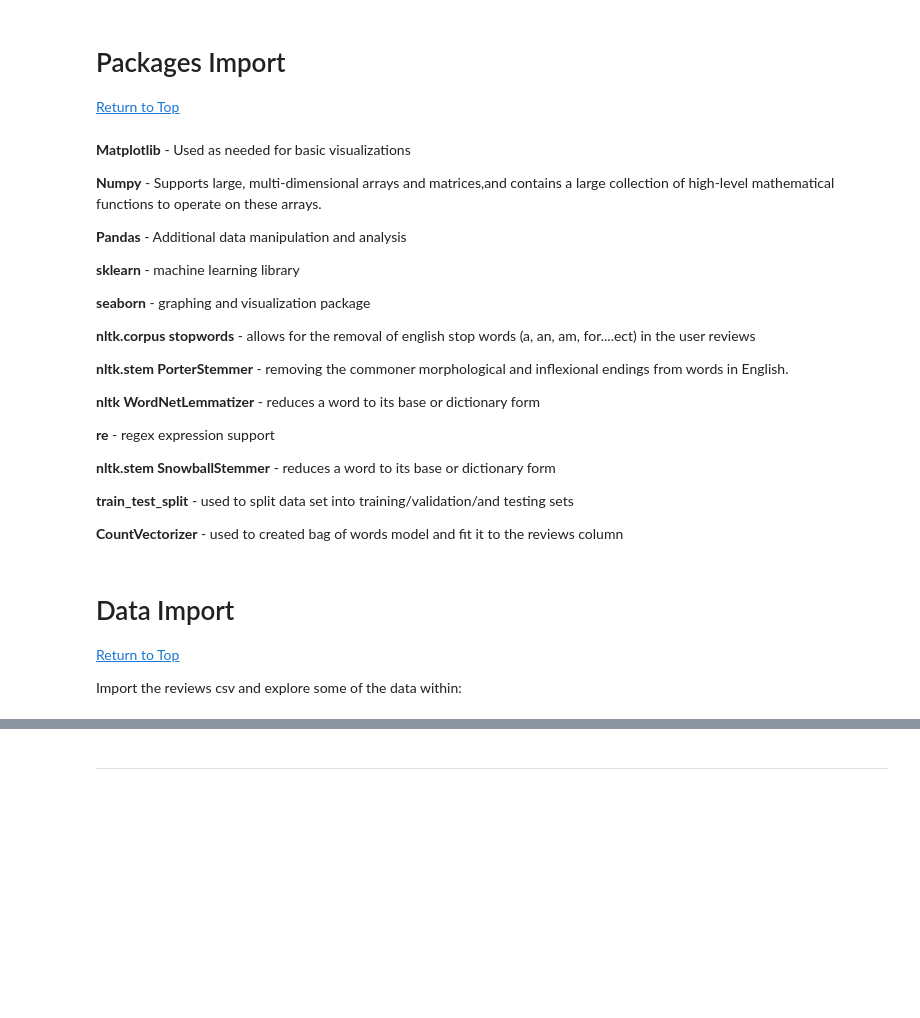
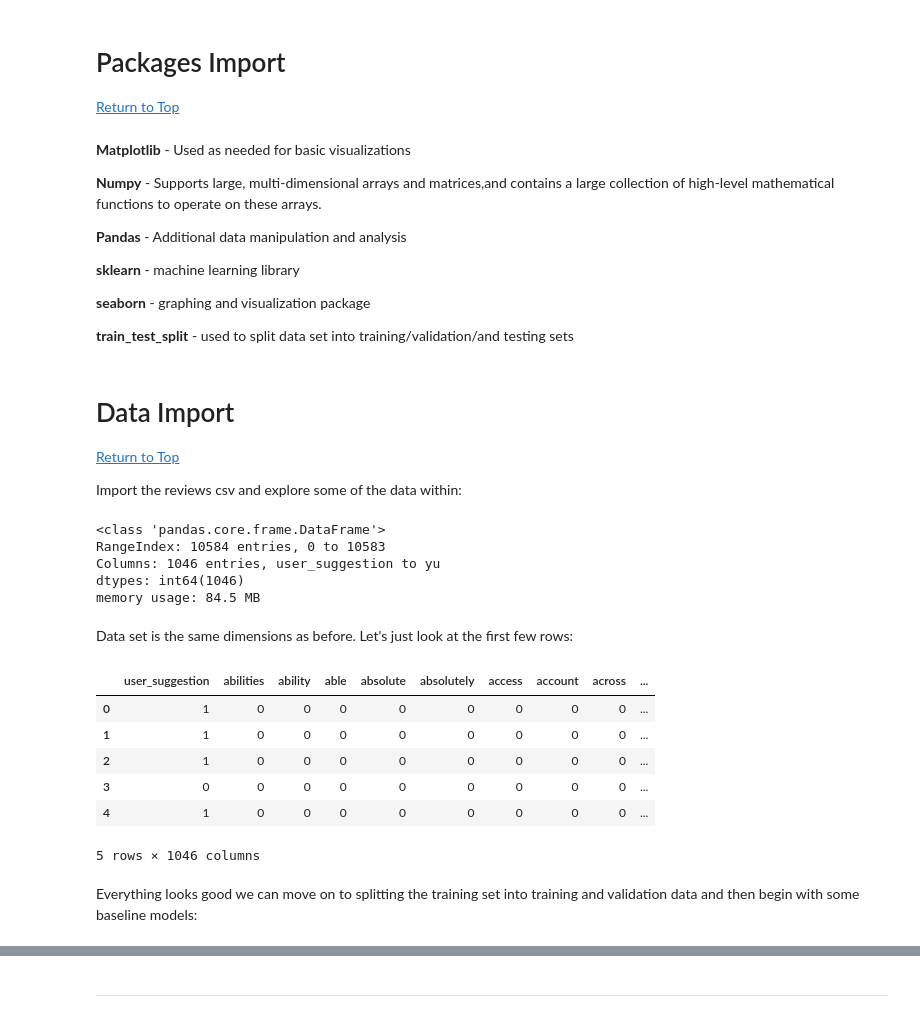
Before and after one commit to Dlappin93/NLP_With_Video_Game_Reviews, a Jupyter notebook: 4.0_Baseline_Modeling.ipynb, the cells around one changed output, grey strips where cells are left out. Saved outputs shown, nothing was run; the diff lists cells and outputs as text; code cells hidden in the pictures; blank space fills up the shorter version.

```diff
--- a/4.0_Baseline_Modeling.ipynb
+++ b/4.0_Baseline_Modeling.ipynb
@@ -43,19 +43,7 @@
 
 **seaborn** - graphing and visualization package
 
-**nltk.corpus stopwords** - allows for the removal of english stop words (a, an, am, for....ect) in the user reviews
-
-**nltk.stem PorterStemmer** - removing the commoner morphological and inflexional endings from words in English.
-
-**nltk WordNetLemmatizer** - reduces a word to its base or dictionary form
-
-**re** - regex expression support
-
-**nltk.stem SnowballStemmer** - reduces a word to its base or dictionary form
-
 **train_test_split** - used to split data set into training/validation/and testing sets
-
-**CountVectorizer** - used to created bag of words model and fit it to the reviews column
 # %%
 import matplotlib.pyplot as plt
 import numpy as np
@@ -80,3 +85,28 @@ from sklearn.feature_extraction.text import CountVectorizer
 <a id='2'></a>
 
 Import the reviews csv and explore some of the data within:
+# %%
+#import data
+
+train_df = pd.read_csv('data/train_df.csv')
+train_df.info()
+# %% [output]
+<class 'pandas.core.frame.DataFrame'>
+RangeIndex: 10584 entries, 0 to 10583
+Columns: 1046 entries, user_suggestion to yu
+dtypes: int64(1046)
+memory usage: 84.5 MB
+# %% [markdown]
+Data set is the same dimensions as before. Let's just look at the first few rows:
+# %%
+train_df.head(5)
+# %% [output]
+|  | user_suggestion | abilities | ability | able | absolute | absolutely | access | account | across | ... |
+| 0 | 1 | 0 | 0 | 0 | 0 | 0 | 0 | 0 | 0 | ... |
+| 1 | 1 | 0 | 0 | 0 | 0 | 0 | 0 | 0 | 0 | ... |
+| 2 | 1 | 0 | 0 | 0 | 0 | 0 | 0 | 0 | 0 | ... |
+| 3 | 0 | 0 | 0 | 0 | 0 | 0 | 0 | 0 | 0 | ... |
+| 4 | 1 | 0 | 0 | 0 | 0 | 0 | 0 | 0 | 0 | ... |
+5 rows × 1046 columns
+# %% [markdown]
+Everything looks good we can move on to splitting the training set into training and validation data and then begin with some baseline models:
```
Also changed, not shown: parts of 14 cells of this notebook, 1 other file.
